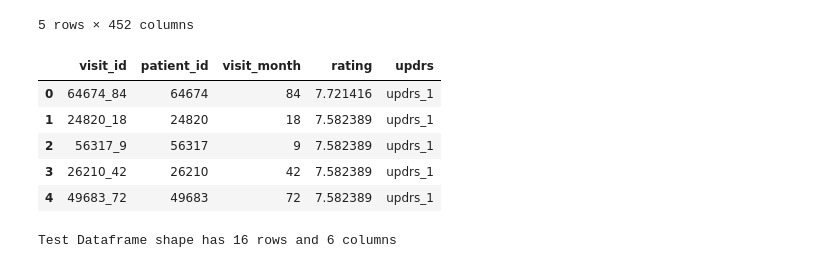
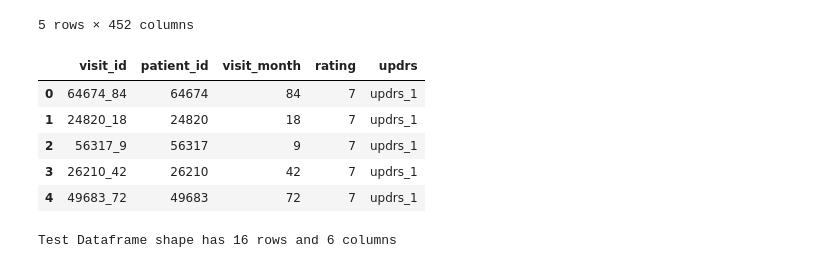
Before and after one commit to Tiabet/Kaggle, a Jupyter notebook: amp-parkinsons-disease-progression-prediction/BaseLineXGB.ipynb, the cells around one changed output. Saved outputs shown, nothing was run; the diff lists cells and outputs as text; code cells hidden in the pictures.

```diff
--- a/amp-parkinsons-disease-progression-prediction/BaseLineXGB.ipynb
+++ b/amp-parkinsons-disease-progression-prediction/BaseLineXGB.ipynb
@@ -146,27 +151,28 @@ y_pred = xgb_reg.predict(X_test)
 # %%
 def process_predictions(y_pred, X_test):
     predictions = []
 
     for i in range(y_pred.shape[1]):
         pred = pd.DataFrame(y_pred[:,i])
         pred.columns = ["rating"]
         pred["updrs"] = TARGET_COLUMNS[i]
         pred.index = X_test.index
         predictions.append(pred)
 
     predictions = pd.concat(predictions)
     predictions.reset_index(inplace=True)
+    predictions["rating"] = predictions["rating"].astype(int)
     return predictions
 
 predictions = process_predictions(y_pred, X_test)
 predictions.head()
 # %% [output]
 |  | visit_id | patient_id | visit_month | rating | updrs |
-| 0 | 64674_84 | 64674 | 84 | 7.721416 | updrs_1 |
-| 1 | 24820_18 | 24820 | 18 | 7.582389 | updrs_1 |
-| 2 | 56317_9 | 56317 | 9 | 7.582389 | updrs_1 |
-| 3 | 26210_42 | 26210 | 42 | 7.582389 | updrs_1 |
-| 4 | 49683_72 | 49683 | 72 | 7.582389 | updrs_1 |
+| 0 | 64674_84 | 64674 | 84 | 7 | updrs_1 |
+| 1 | 24820_18 | 24820 | 18 | 7 | updrs_1 |
+| 2 | 56317_9 | 56317 | 9 | 7 | updrs_1 |
+| 3 | 26210_42 | 26210 | 42 | 7 | updrs_1 |
+| 4 | 49683_72 | 49683 | 72 | 7 | updrs_1 |
 # %%
 def process_test(test_clinical_data, test_proteins):
     # === Preprocess Protein DataFrame ===
```
Also changed, not shown: parts of 5 cells of this notebook, 1 other file.
